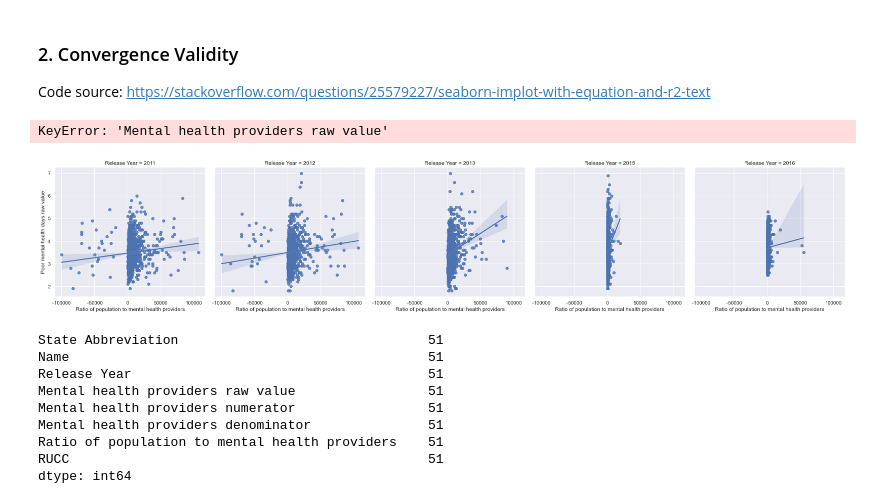
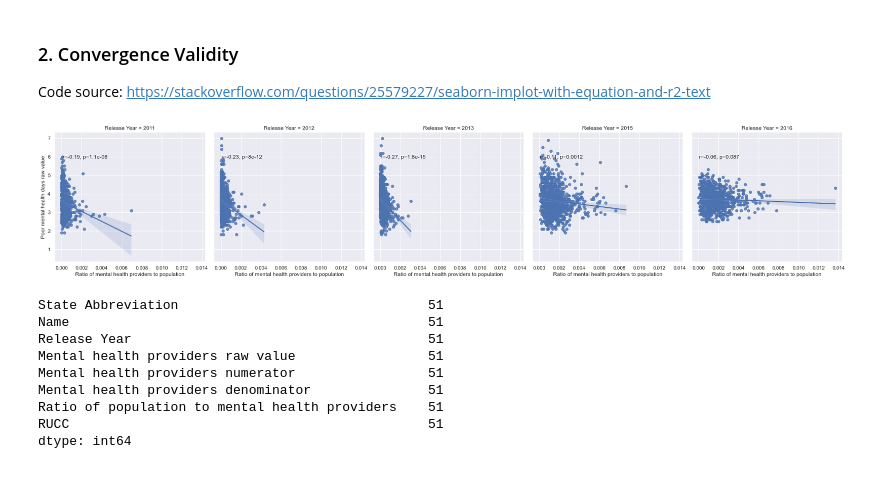
Before and after one commit to abhishekbabu/cse481ds-mental-health, a Jupyter notebook: notebooks/county_level/mental-health-providers-validity.ipynb, the cells around one changed output. Saved outputs shown, nothing was run; the diff lists cells and outputs as text; code cells hidden in the pictures.

Commit message:
Updated mental health provider plots and added notebook for causal inference

```diff
--- a/notebooks/county_level/mental-health-providers-validity.ipynb
+++ b/notebooks/county_level/mental-health-providers-validity.ipynb
@@ -69,17 +70,24 @@ df_mental_provider[interested_cols[2:]].groupby(by="Release Year").count()
 Code source: https://stackoverflow.com/questions/25579227/seaborn-implot-with-equation-and-r2-text
 # %%
 def annotate(data, **kws):
-    r, p = sp.stats.pearsonr(data['Mental health providers raw value'], data['Poor mental health days raw value'])
+    r, p = sp.stats.pearsonr(data["Ratio of mental health providers to population"], data['Poor mental health days raw value'])
     ax = plt.gca()
     ax.text(.05, .8, 'r={:.2f}, p={:.2g}'.format(r, p),
             transform=ax.transAxes)
+# %%
+def invert_pop_mental_health_ratio(row):
+    ratio = row["Ratio of population to mental health providers"]
+    if ratio < 0:
+        return 0
+    return 1 / ratio
 # %%
-g = sns.lmplot(x="Ratio of population to mental health providers", y="Poor mental health days raw value", col="Release Year", data=df_mental_provider)
+df_plot = df_mental_provider[["Ratio of population to mental health providers", 'Poor mental health days raw value', 'Release Year']].replace([np.inf, -np.inf], np.nan).dropna()
+df_plot["Ratio of mental health providers to population"] = df_plot.apply(invert_pop_mental_health_ratio, axis=1)
+g = sns.lmplot(x="Ratio of mental health providers to population", y="Poor mental health days raw value", col="Release Year", data=df_plot)
 g.map_dataframe(annotate)
 plt.show()
 # %% [output]
-KeyError: 'Mental health providers raw value'
-[figure, old version]
+[figure, new version]
 # %%
 df_mental_provider.loc[df_mental_provider["Ratio of population to mental health providers"] < 0, interested_cols].count()
 # %% [output]
```
Also changed, not shown: parts of 1 cell of this notebook, 2 other files.
